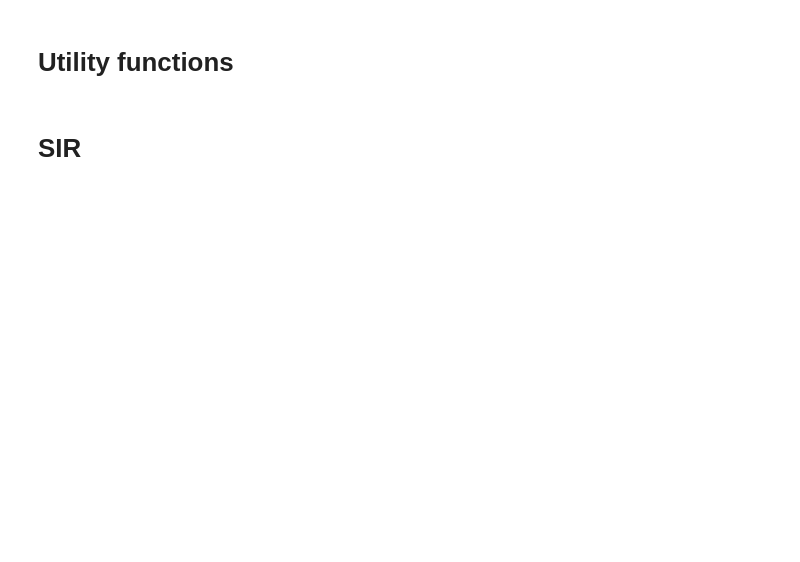
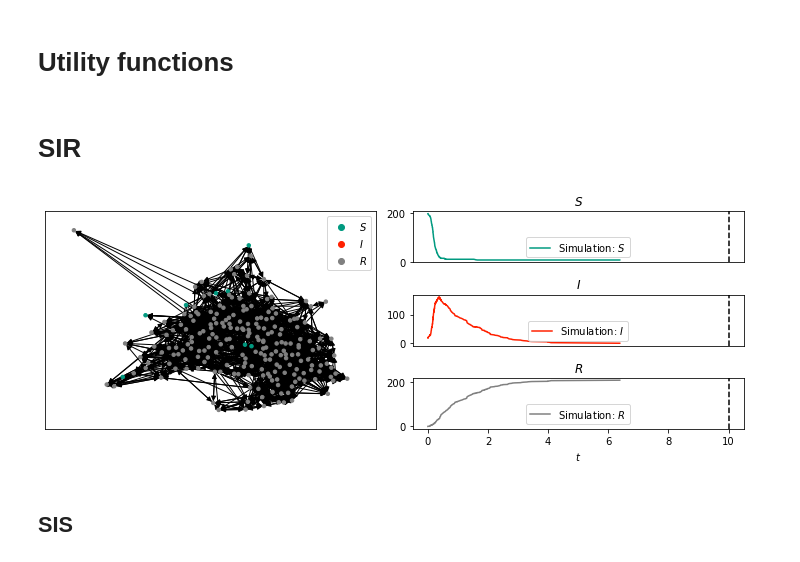
Before and after one commit to danielegerbaldo/Complex-Networks-Analysis-Project, a Jupyter notebook: CNA_Section_6_Epidemics.ipynb, the cells around one changed output. Saved outputs shown, nothing was run; the diff lists cells and outputs as text; code cells hidden in the pictures; blank space fills up the shorter version.

```diff
--- a/CNA_Section_6_Epidemics.ipynb
+++ b/CNA_Section_6_Epidemics.ipynb
@@ -184,10 +192,18 @@ def plot_degree_probability(degrees_sequences,directed):
 # %%
 #G = nx.configuration_model([1,5,10]*100000)
 initial_size = 20
-gamma = 1.
-tau = 0.3
-sir_data = EoN.fast_SIR(G, tau, gamma,
-                            initial_infecteds = range(1,initial_size), return_full_data=True, tmax = 40)
+gamma = 1. #recovery rate per node (number of step when node is infected)
+tau = 0.5 #transmission rate per edge (probability of pases the diseas to each of its susceptible neighbors)
+sir_data = EoN.fast_SIR(G, tau, gamma, transmission_weight='weight', initial_infecteds=range(1,20), return_full_data=True)
 
-ani = sir_data.animate()
-ani.save('SIR.mp4', fps=5, extra_args=['-vcodec', 'libx264'])
+#ani = sir_data.animate()
+#ani.save('SIR.mp4', fps=5, extra_args=['-vcodec', 'libx264'])
+# %%
+pos=nx.spring_layout(G, k=0.6, iterations=100)
+sir_data.set_pos(pos)
+sir_data.display(10, node_size=12)
+plt.show()
+# %% [output]
+[figure, added]
+# %% [markdown]
+## SIS
```
Also changed, not shown: parts of 11 cells of this notebook.
